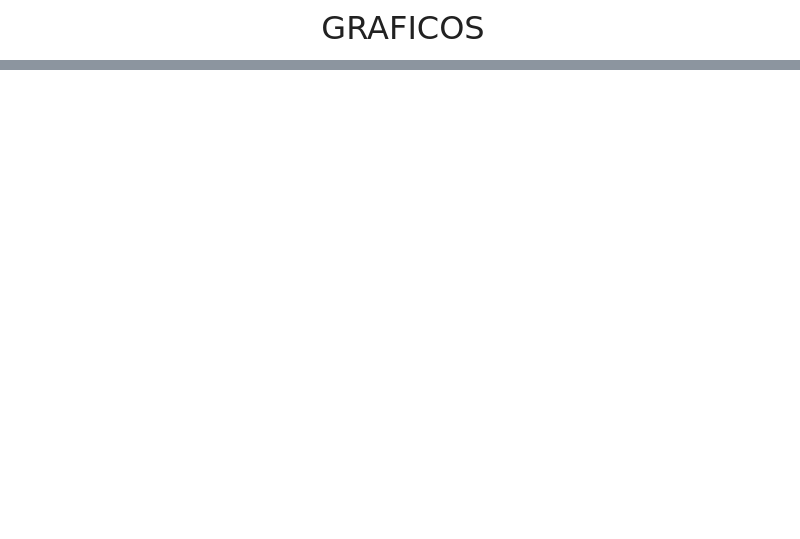
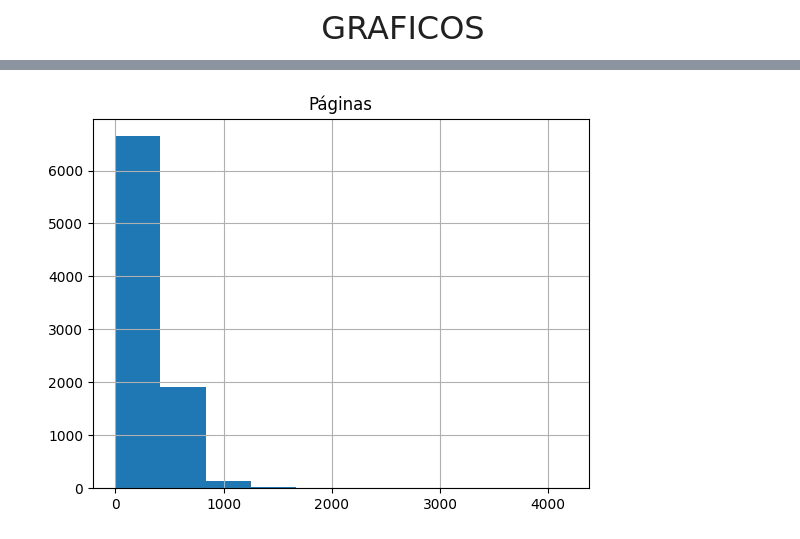
Before and after one commit to AntGV/EDA_Proyecto_Editorial, a Jupyter notebook: Graficos.ipynb, the cells around one changed output, grey strips where cells are left out. Saved outputs shown, nothing was run; the diff lists cells and outputs as text; code cells hidden in the pictures; blank space fills up the shorter version.

```diff
--- a/Graficos.ipynb
+++ b/Graficos.ipynb
@@ -44,0 +33,4 @@ Name: count, Length: 3827, dtype: int64
+# %%
+df_databooks.hist("Páginas");
+# %% [output]
+[figure, added]
```
Also changed, not shown: parts of 5 cells of this notebook.
